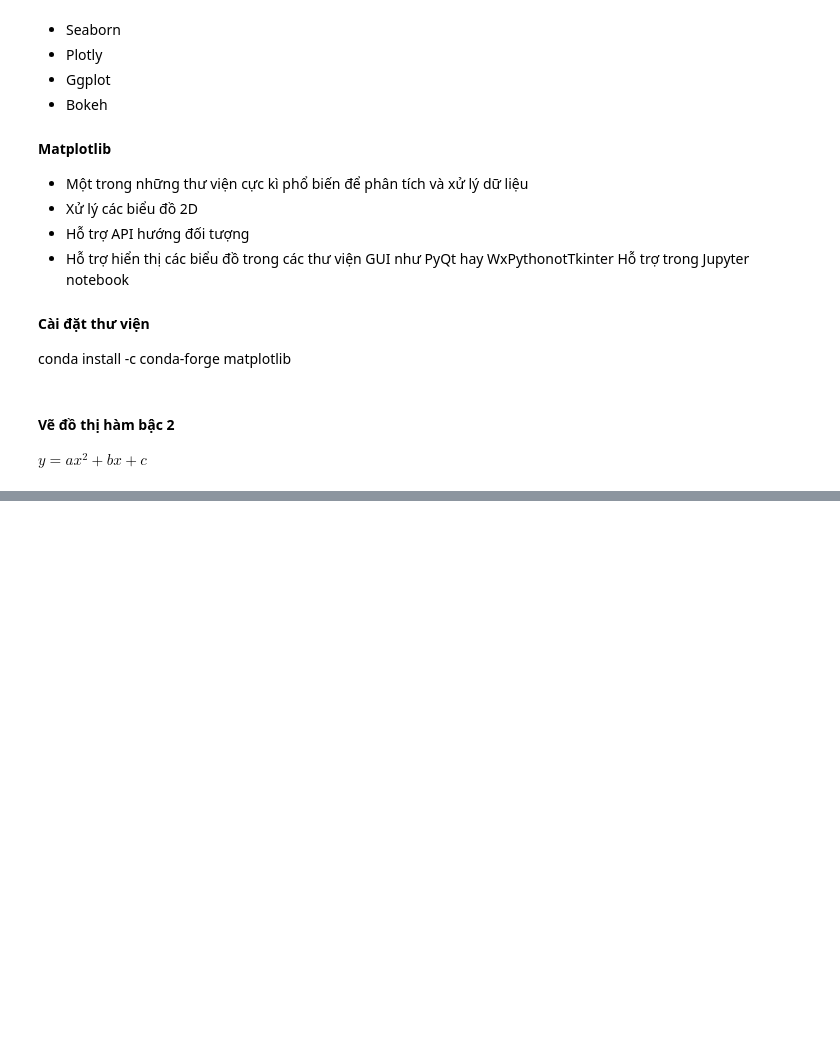
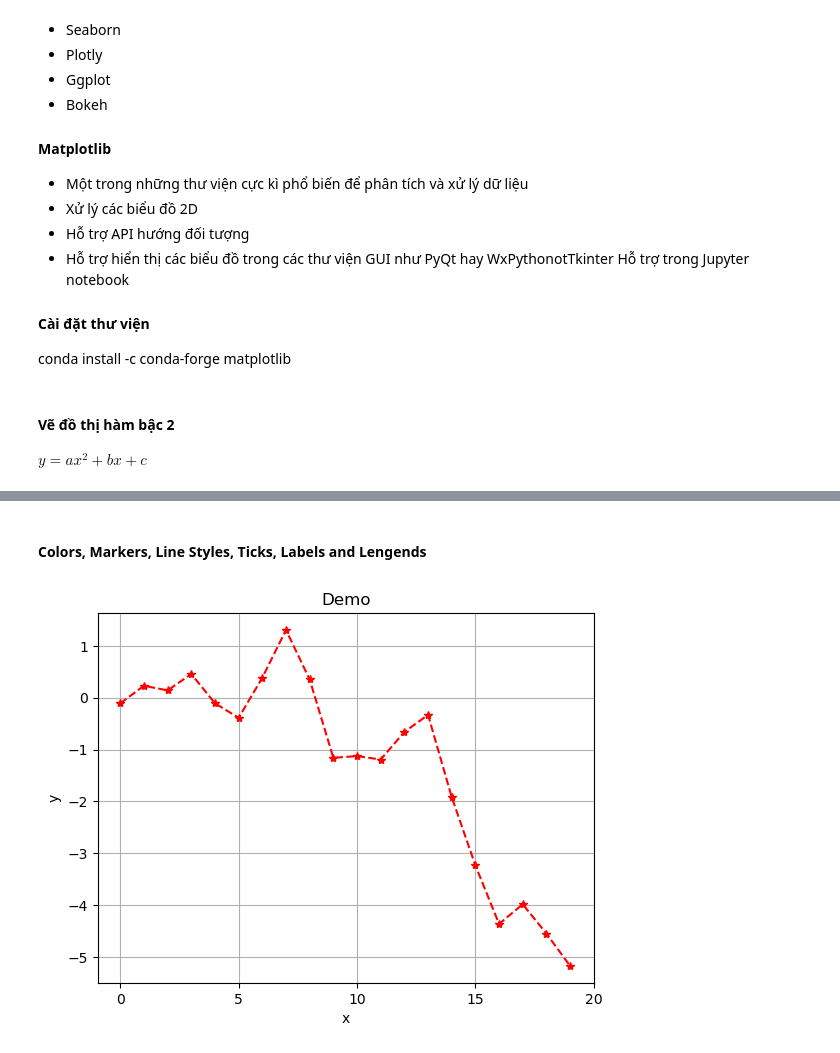
Before and after one commit to HoanChan/DataAnalytics, a Jupyter notebook: Notebook/3.Matplotlib.ipynb, the cells around one changed output, grey strips where cells are left out. Saved outputs shown, nothing was run; the diff lists cells and outputs as text; code cells hidden in the pictures; blank space fills up the shorter version.

Commit message:
Cập nhật thiết lập chi tiết cho đồ thị

```diff
--- a/Notebook/3.Matplotlib.ipynb
+++ b/Notebook/3.Matplotlib.ipynb
@@ -49,0 +68,15 @@ plt.show()
+# %% [markdown]
+#### Colors, Markers, Line Styles, Ticks, Labels and Lengends
+# %%
+# g = green
+# o = biểu tượng hiển thị ở điểm DL
+# -- = vẽ nét đứt
+plt.plot(np.random.randn(20).cumsum(),"r*--")
+plt.grid() # Vẽ đường
+plt.xlabel('x') # Thiết lập nhãn cho trục X
+plt.ylabel('y') # Thiết lập nhãn cho trục Y
+plt.title('Demo')   # Tiêu đề của đồ thị
+plt.xticks(np.arange(0,21,5))  # Thiết lập các giá trị cho trục X
+plt.show()
+# %% [output]
+[figure, added]
```
Also changed, not shown: parts of 3 cells of this notebook.
